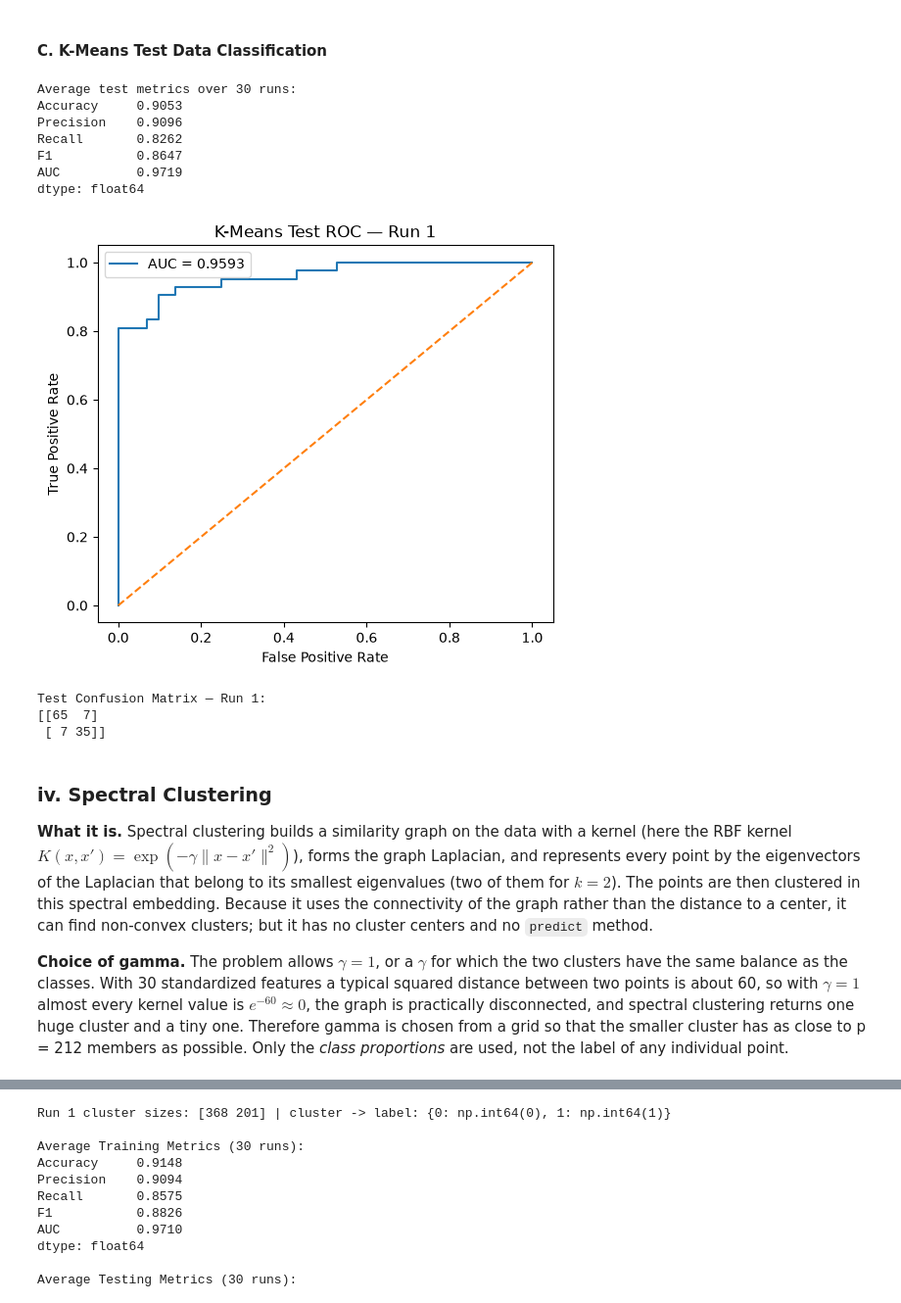
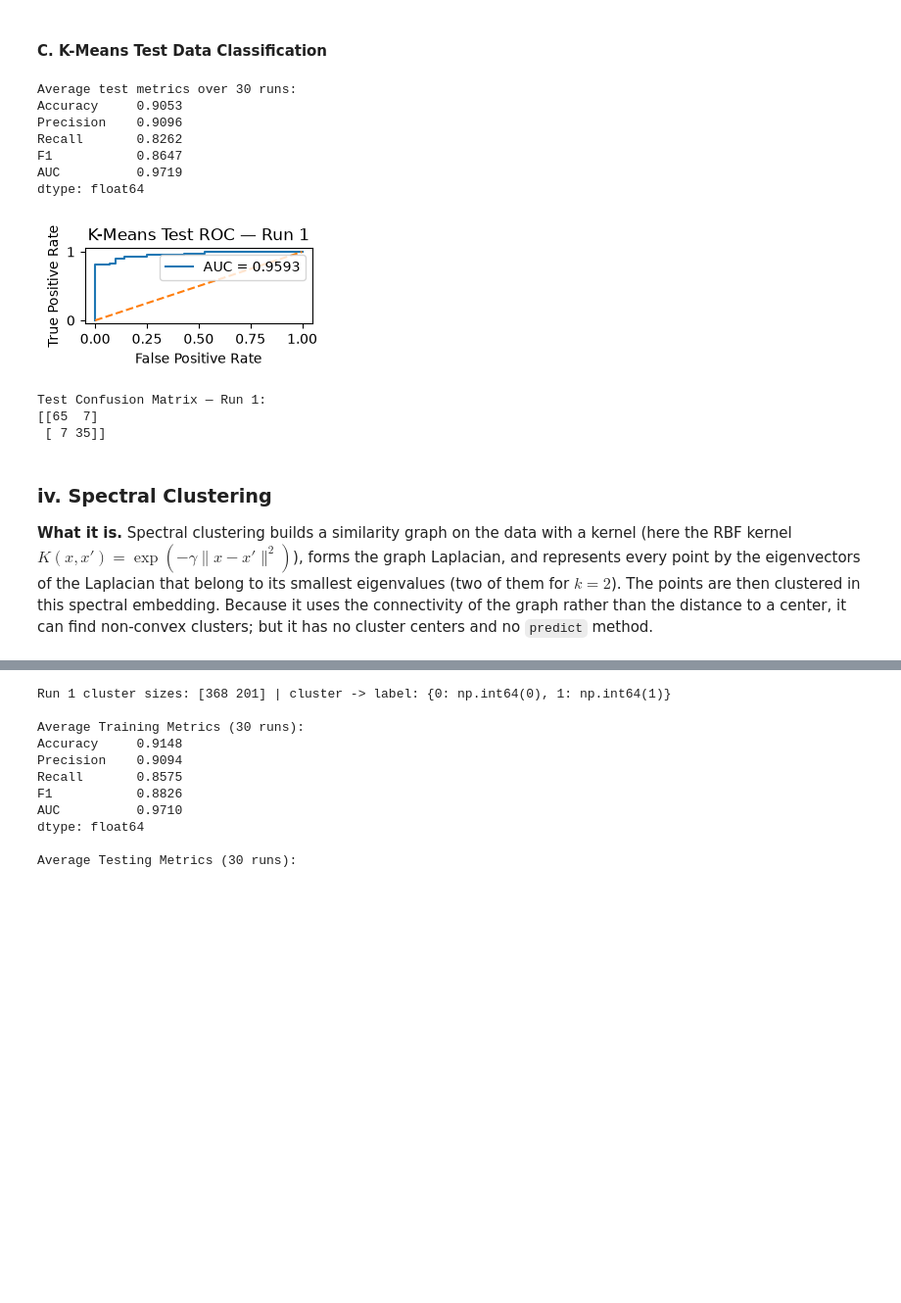
Before and after one commit to khushigi-a11y/DSCI552-HW8, a Jupyter notebook: notebook/Patel_Khushi_HW8.ipynb, the cells around one changed output, grey strips where cells are left out. Shown at 98% size. Drawn from its saved outputs; the diff is of its cells as text; code cells hidden in the pictures; blank space fills up the shorter version.

```diff
--- a/notebook/Patel_Khushi_HW8.ipynb
+++ b/notebook/Patel_Khushi_HW8.ipynb
@@ -127,7 +127,7 @@ Set
 Test     0.9678     0.9729  0.9397  0.9555  0.9932
 Train    0.9866     0.9912  0.9727  0.9819  0.9975
 # %%
-fig, axes = plt.subplots(1, 2, figsize=(12, 5))
+fig, axes = plt.subplots(1, 2, figsize=(6,3))
 
 for ax, split in zip(axes, ["Train", "Test"]):
     y_true, pred, scores = roc_data[split]
@@ -288,7 +288,7 @@ Set
 Test     0.9626     0.9656  0.9325  0.9483  0.9896
 Train    0.9777     0.9787  0.9614  0.9698  0.9942
 # %%
-fig, axes = plt.subplots(1, 2, figsize=(12, 5))
+fig, axes = plt.subplots(1, 2, figsize=(6,2))
 
 for ax, split in zip(axes, ["Train", "Test"]):
     y_true, pred, scores = semi_roc_data[split]
@@ -535,35 +516,35 @@ test_results_df = pd.DataFrame(test_results)
 print("Average test metrics over 30 runs:")
 print(
     test_results_df[
         ["Accuracy", "Precision", "Recall", "F1", "AUC"]
     ].mean().round(4)
 )
 
 # ROC curve and confusion matrix for Run 1
 y_true, y_pred, scores = test_roc_data
 
 fpr, tpr, _ = roc_curve(y_true, scores)
 
-plt.figure(figsize=(6, 5))
+plt.figure(figsize=(3,1))
 plt.plot(fpr, tpr, label=f"AUC = {roc_auc_score(y_true, scores):.4f}")
 plt.plot([0, 1], [0, 1], "--")
 plt.xlabel("False Positive Rate")
 plt.ylabel("True Positive Rate")
 plt.title("K-Means Test ROC — Run 1")
 plt.legend()
 plt.show()
 
 print("Test Confusion Matrix — Run 1:")
 print(confusion_matrix(y_true, y_pred))
 # %% [output]
 Average test metrics over 30 runs:
 Accuracy     0.9053
 Precision    0.9096
 Recall       0.8262
 F1           0.8647
 AUC          0.9719
 dtype: float64
-[figure, old version]
+[figure, new version]
 Test Confusion Matrix — Run 1:
 [[65  7]
  [ 7 35]]
@@ -571,8 +552,6 @@ Test Confusion Matrix — Run 1:
 ### iv. Spectral Clustering
 
 **What it is.** Spectral clustering builds a similarity graph on the data with a kernel (here the RBF kernel $K(x,x')=\exp(-\gamma\|x-x'\|^2)$), forms the graph Laplacian, and represents every point by the eigenvectors of the Laplacian that belong to its smallest eigenvalues (two of them for $k=2$). The points are then clustered in this spectral embedding. Because it uses the connectivity of the graph rather than the distance to a center, it can find non-convex clusters; but it has no cluster centers and no `predict` method.
-
-**Choice of gamma.** The problem allows $\gamma=1$, or a $\gamma$ for which the two clusters have the same balance as the classes. With 30 standardized features a typical squared distance between two points is about 60, so with $\gamma=1$ almost every kernel value is $e^{-60}\approx 0$, the graph is practically disconnected, and spectral clustering returns one huge cluster and a tiny one. Therefore gamma is chosen from a grid so that the smaller cluster has as close to p = 212 members as possible. Only the *class proportions* are used, not the label of any individual point.
 # %%
 p = int(y.sum())               # positive class (M)
 n_neg = int((1 - y).sum())     # negative class (B)
```
Also changed, not shown: parts of 14 cells of this notebook.
